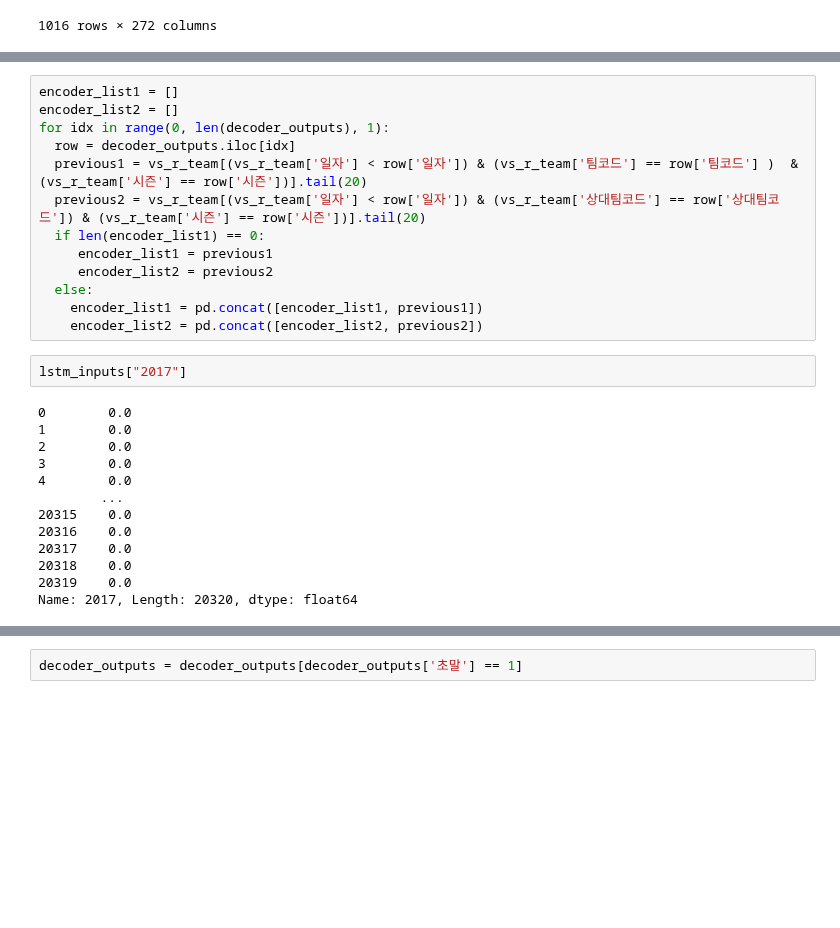
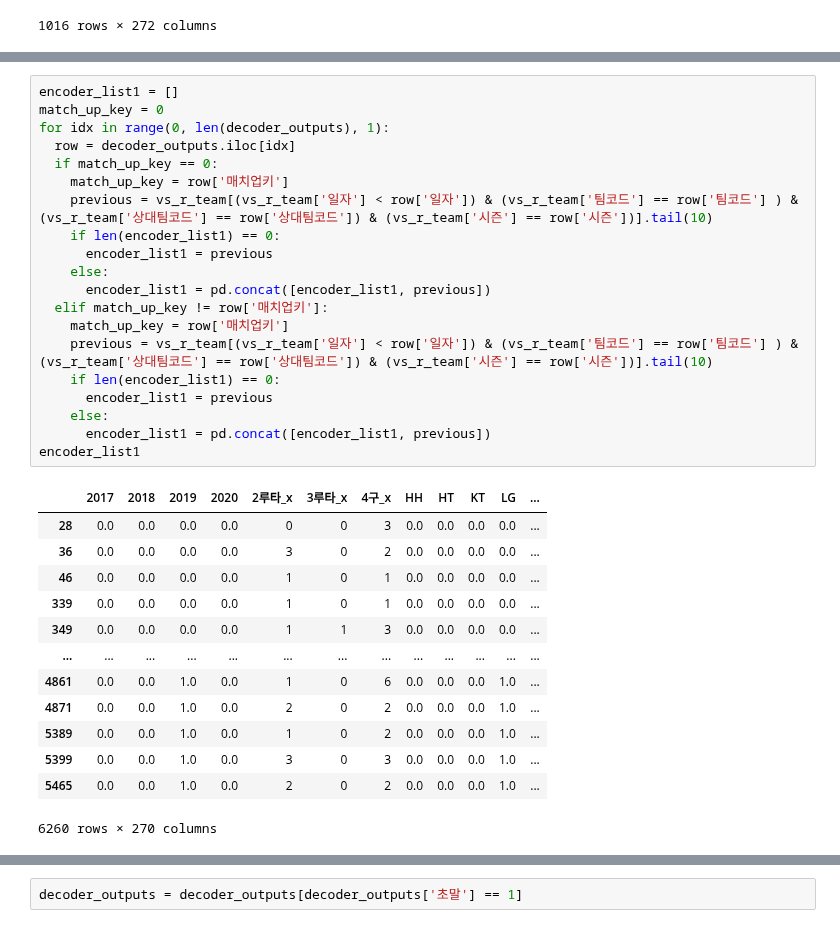
Before and after one commit to seonghunYang/big_contest2020, a Jupyter notebook: Untitled0.ipynb, the cells around one changed output, grey strips where cells are left out. Cells and saved outputs as stored; diff of their text form; blank space fills up the shorter version.

```diff
--- a/Untitled0.ipynb
+++ b/Untitled0.ipynb
@@ -207,28 +224,34 @@ decoder_outputs
 # %%
 encoder_list1 = []
-encoder_list2 = []
+match_up_key = 0
 for idx in range(0, len(decoder_outputs), 1):
   row = decoder_outputs.iloc[idx]
-  previous1 = vs_r_team[(vs_r_team['일자'] < row['일자']) & (vs_r_team['팀코드'] == row['팀코드'] )  & (vs_r_team['시즌'] == row['시즌'])].tail(20)
-  previous2 = vs_r_team[(vs_r_team['일자'] < row['일자']) & (vs_r_team['상대팀코드'] == row['상대팀코드']) & (vs_r_team['시즌'] == row['시즌'])].tail(20)
-  if len(encoder_list1) == 0:
-     encoder_list1 = previous1
-     encoder_list2 = previous2
-  else:
-    encoder_list1 = pd.concat([encoder_list1, previous1])
-    encoder_list2 = pd.concat([encoder_list2, previous2])
+  if match_up_key == 0:
+    match_up_key = row['매치업키']
+    previous = vs_r_team[(vs_r_team['일자'] < row['일자']) & (vs_r_team['팀코드'] == row['팀코드'] ) & (vs_r_team['상대팀코드'] == row['상대팀코드']) & (vs_r_team['시즌'] == row['시즌'])].tail(10)
+    if len(encoder_list1) == 0:
+      encoder_list1 = previous
+    else:
+      encoder_list1 = pd.concat([encoder_list1, previous])
+  elif match_up_key != row['매치업키']:
+    match_up_key = row['매치업키']
+    previous = vs_r_team[(vs_r_team['일자'] < row['일자']) & (vs_r_team['팀코드'] == row['팀코드'] ) & (vs_r_team['상대팀코드'] == row['상대팀코드']) & (vs_r_team['시즌'] == row['시즌'])].tail(10)
+    if len(encoder_list1) == 0:
+      encoder_list1 = previous
+    else:
+      encoder_list1 = pd.concat([encoder_list1, previous])
+encoder_list1
+# %% [output]
+|  | 2017 | 2018 | 2019 | 2020 | 2루타_x | 3루타_x | 4구_x | HH | HT | KT | LG | ... |
+| 28 | 0.0 | 0.0 | 0.0 | 0.0 | 0 | 0 | 3 | 0.0 | 0.0 | 0.0 | 0.0 | ... |
+| 36 | 0.0 | 0.0 | 0.0 | 0.0 | 3 | 0 | 2 | 0.0 | 0.0 | 0.0 | 0.0 | ... |
+| 46 | 0.0 | 0.0 | 0.0 | 0.0 | 1 | 0 | 1 | 0.0 | 0.0 | 0.0 | 0.0 | ... |
+| 339 | 0.0 | 0.0 | 0.0 | 0.0 | 1 | 0 | 1 | 0.0 | 0.0 | 0.0 | 0.0 | ... |
+| 349 | 0.0 | 0.0 | 0.0 | 0.0 | 1 | 1 | 3 | 0.0 | 0.0 | 0.0 | 0.0 | ... |
+| ... | ... | ... | ... | ... | ... | ... | ... | ... | ... | ... | ... | ... |
+| 4861 | 0.0 | 0.0 | 1.0 | 0.0 | 1 | 0 | 6 | 0.0 | 0.0 | 0.0 | 1.0 | ... |
+| 4871 | 0.0 | 0.0 | 1.0 | 0.0 | 2 | 0 | 2 | 0.0 | 0.0 | 0.0 | 1.0 | ... |
+| 5389 | 0.0 | 0.0 | 1.0 | 0.0 | 1 | 0 | 2 | 0.0 | 0.0 | 0.0 | 1.0 | ... |
+| 5399 | 0.0 | 0.0 | 1.0 | 0.0 | 3 | 0 | 3 | 0.0 | 0.0 | 0.0 | 1.0 | ... |
+| 5465 | 0.0 | 0.0 | 1.0 | 0.0 | 2 | 0 | 2 | 0.0 | 0.0 | 0.0 | 1.0 | ... |
+6260 rows × 270 columns
-# %%
-lstm_inputs["2017"]
-# %% [output]
-0        0.0
-1        0.0
-2        0.0
-3        0.0
-4        0.0
-        ...
-20315    0.0
-20316    0.0
-20317    0.0
-20318    0.0
-20319    0.0
-Name: 2017, Length: 20320, dtype: float64
```
Also changed, not shown: parts of 11 cells of this notebook.
